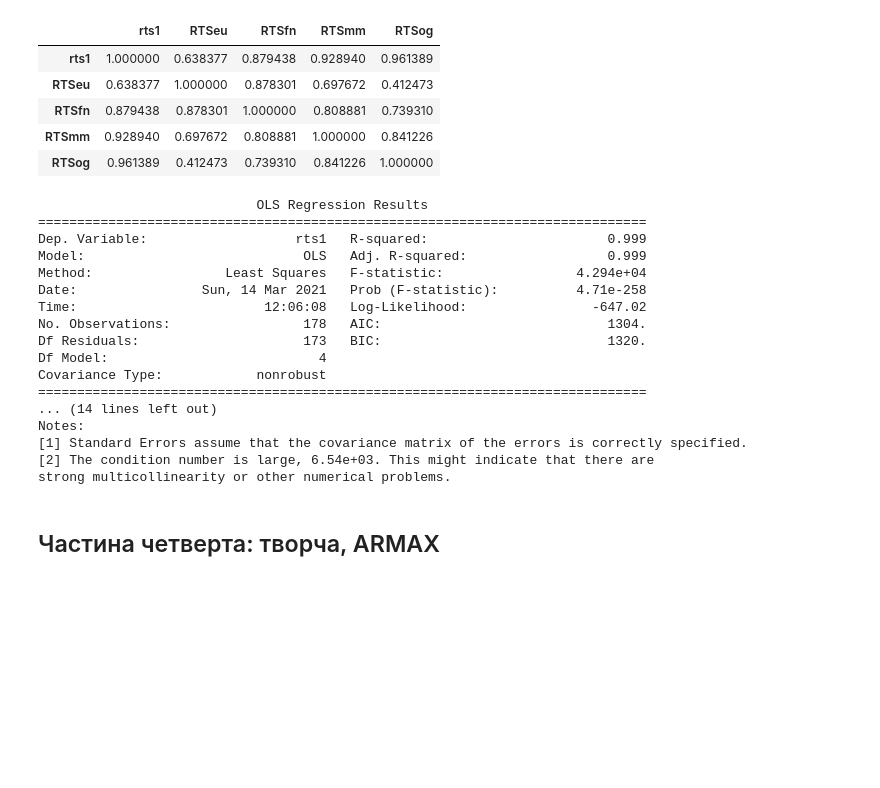
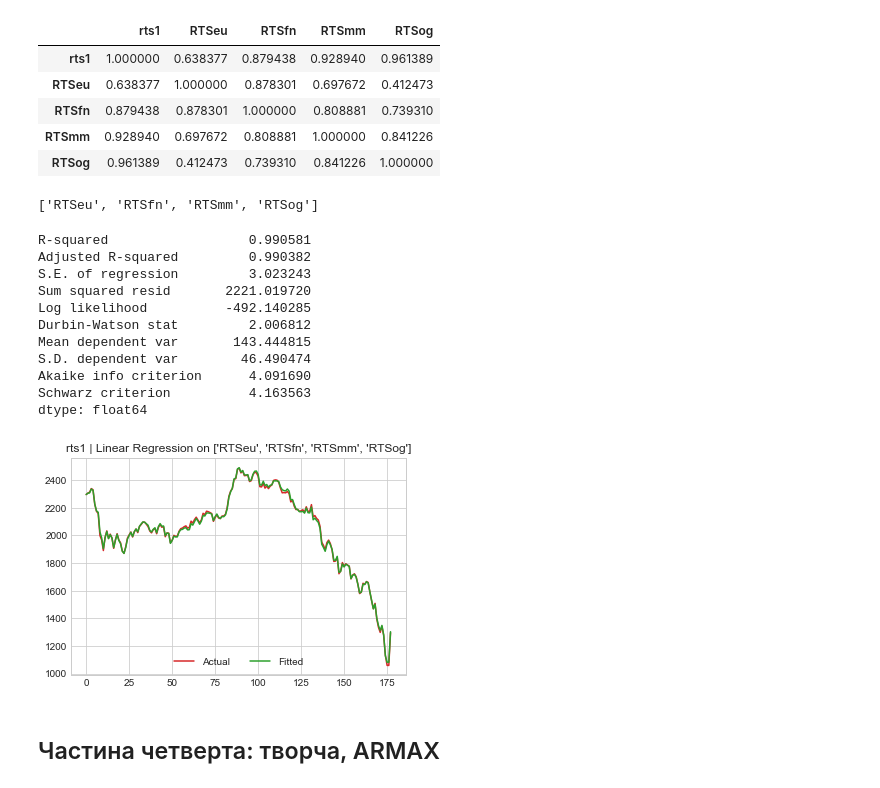
Before and after one commit to andrii0yerko/timeseries_iasa, a Jupyter notebook: lab3.ipynb, the cells around one changed output. Cells and saved outputs as stored; diff of their text form; code cells hidden in the pictures; blank space fills up the shorter version.

```diff
--- a/lab3.ipynb
+++ b/lab3.ipynb
@@ -364,33 +364,37 @@ df[['rts1'] + predictors].corr()
 | RTSfn | 0.879438 | 0.878301 | 1.000000 | 0.808881 | 0.739310 |
 | RTSmm | 0.928940 | 0.697672 | 0.808881 | 1.000000 | 0.841226 |
 | RTSog | 0.961389 | 0.412473 | 0.739310 | 0.841226 | 1.000000 |
+# %%
+predictors
+# %% [output]
+['RTSeu', 'RTSfn', 'RTSmm', 'RTSog']
 # %%
 import statsmodels.api as sm
 
 y = df['rts1']
 X = df[predictors]
 
 X = sm.add_constant(X)
 lr = sm.OLS(y, X).fit()
-print(lr.summary())
+
+plt.plot(rts1, label='Actual', color='tab:red')
+plt.plot(lr.predict(X), label='Fitted', color='tab:green')
+plt.title(f'rts1 | Linear Regression on {predictors}')
+plt.legend(loc='lower center', ncol=2)
+print(ModelEstimation(estim['actual'].values, estim['fitted'].values, (len(predictors), )))
 # %% [output]
-                            OLS Regression Results
-==============================================================================
-Dep. Variable:                   rts1   R-squared:                       0.999
-Model:                            OLS   Adj. R-squared:                  0.999
-Method:                 Least Squares   F-statistic:                 4.294e+04
-Date:                Sun, 14 Mar 2021   Prob (F-statistic):          4.71e-258
-Time:                        12:06:08   Log-Likelihood:                -647.02
-No. Observations:                 178   AIC:                             1304.
-Df Residuals:                     173   BIC:                             1320.
-Df Model:                           4
-Covariance Type:            nonrobust
-==============================================================================
-... (14 lines left out)
-Notes:
-[1] Standard Errors assume that the covariance matrix of the errors is correctly specified.
-[2] The condition number is large, 6.54e+03. This might indicate that there are
-strong multicollinearity or other numerical problems.
+R-squared                  0.990581
+Adjusted R-squared         0.990382
+S.E. of regression         3.023243
+Sum squared resid       2221.019720
+Log likelihood          -492.140285
+Durbin-Watson stat         2.006812
+Mean dependent var       143.444815
+S.D. dependent var        46.490474
+Akaike info criterion      4.091690
+Schwarz criterion          4.163563
+dtype: float64
+[figure, added]
 # %% [markdown]
 ## Частина четверта: творча, ARMAX
 # %% [markdown]
```
Also changed, not shown: parts of 4 cells of this notebook.
